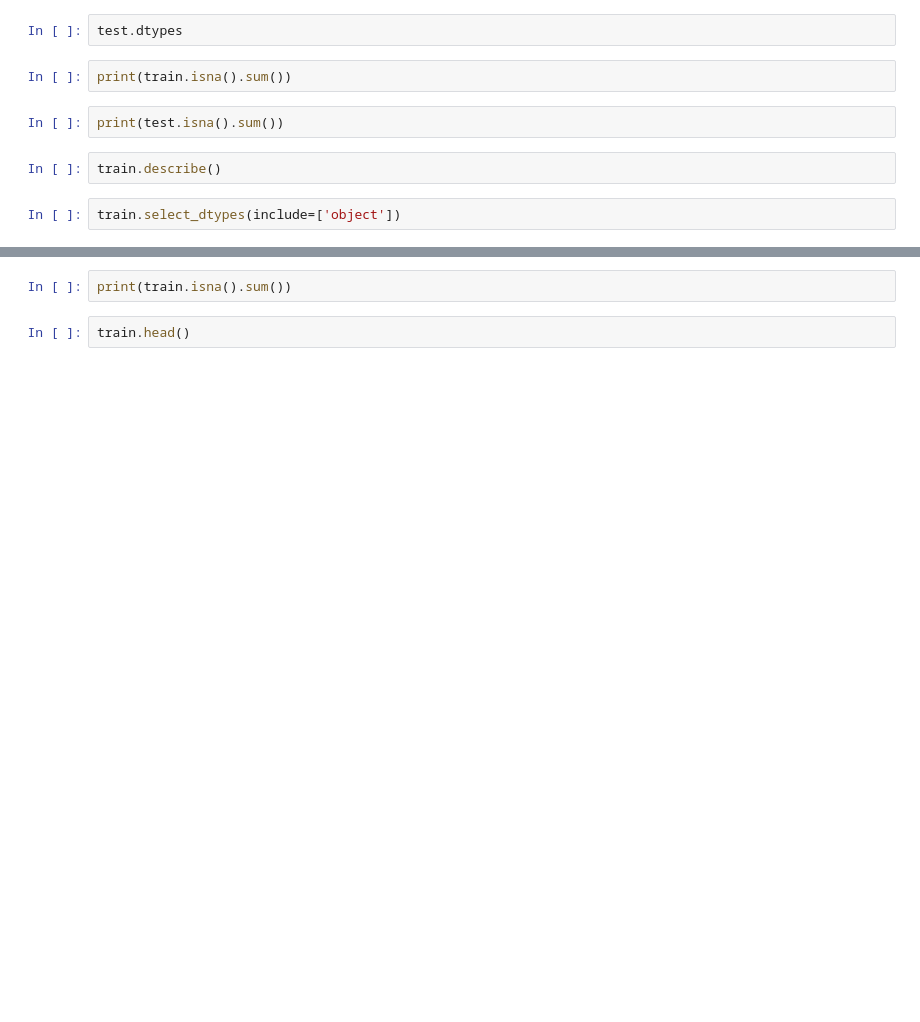
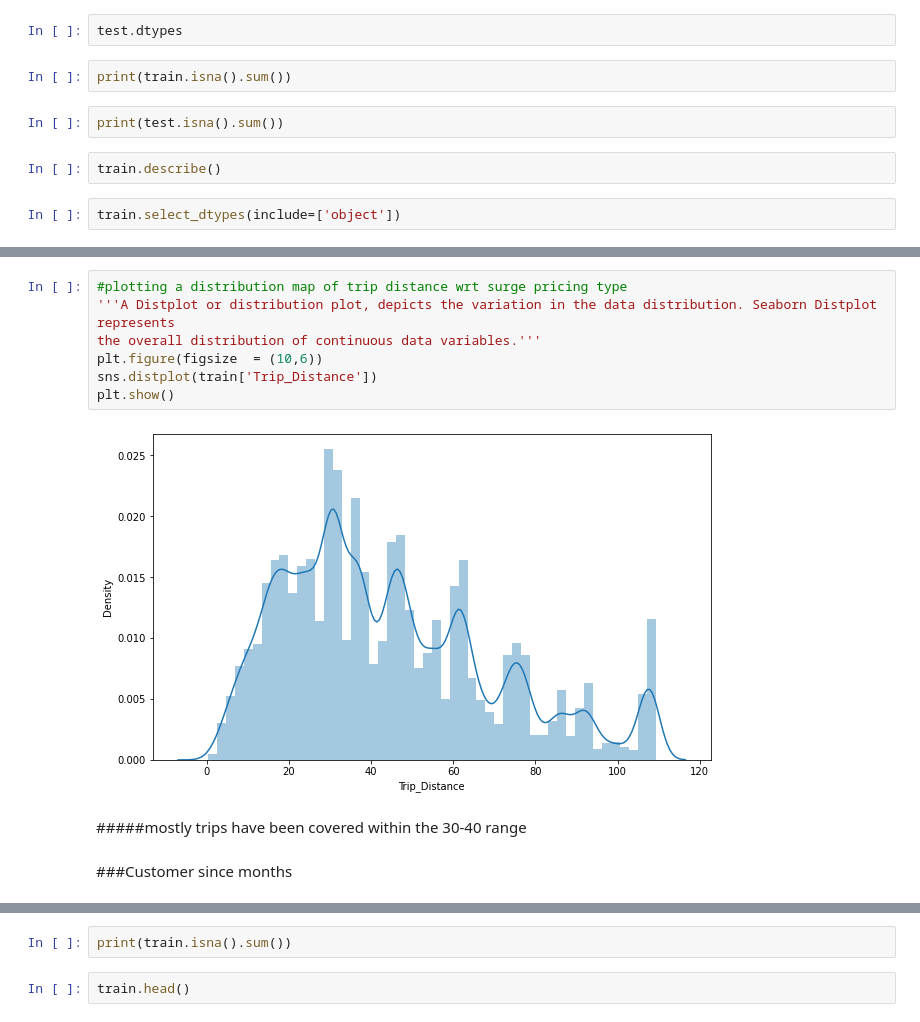
Before and after one commit to Sharan1712/Mobility-Analytics, a Jupyter notebook: MobilityAnalytics_Hackathon.ipynb, the cells around one changed output, grey strips where cells are left out. Cells and saved outputs as stored; diff of their text form; blank space fills up the shorter version.

```diff
--- a/MobilityAnalytics_Hackathon.ipynb
+++ b/MobilityAnalytics_Hackathon.ipynb
@@ -67,2 +84,15 @@ train.select_dtypes(include=['object'])
+# %%
+#plotting a distribution map of trip distance wrt surge pricing type
+'''A Distplot or distribution plot, depicts the variation in the data distribution. Seaborn Distplot represents
+the overall distribution of continuous data variables.'''
+plt.figure(figsize  = (10,6))
+sns.distplot(train['Trip_Distance'])
+plt.show()
+# %% [output]
+[figure, added]
+# %% [markdown]
+#####mostly trips have been covered within the 30-40 range
+# %% [markdown]
+###Customer since months
 # %%
 sns.boxplot(x='Customer_Since_Months',data=train,color='red')
```
Also changed, not shown: parts of 31 cells of this notebook.
